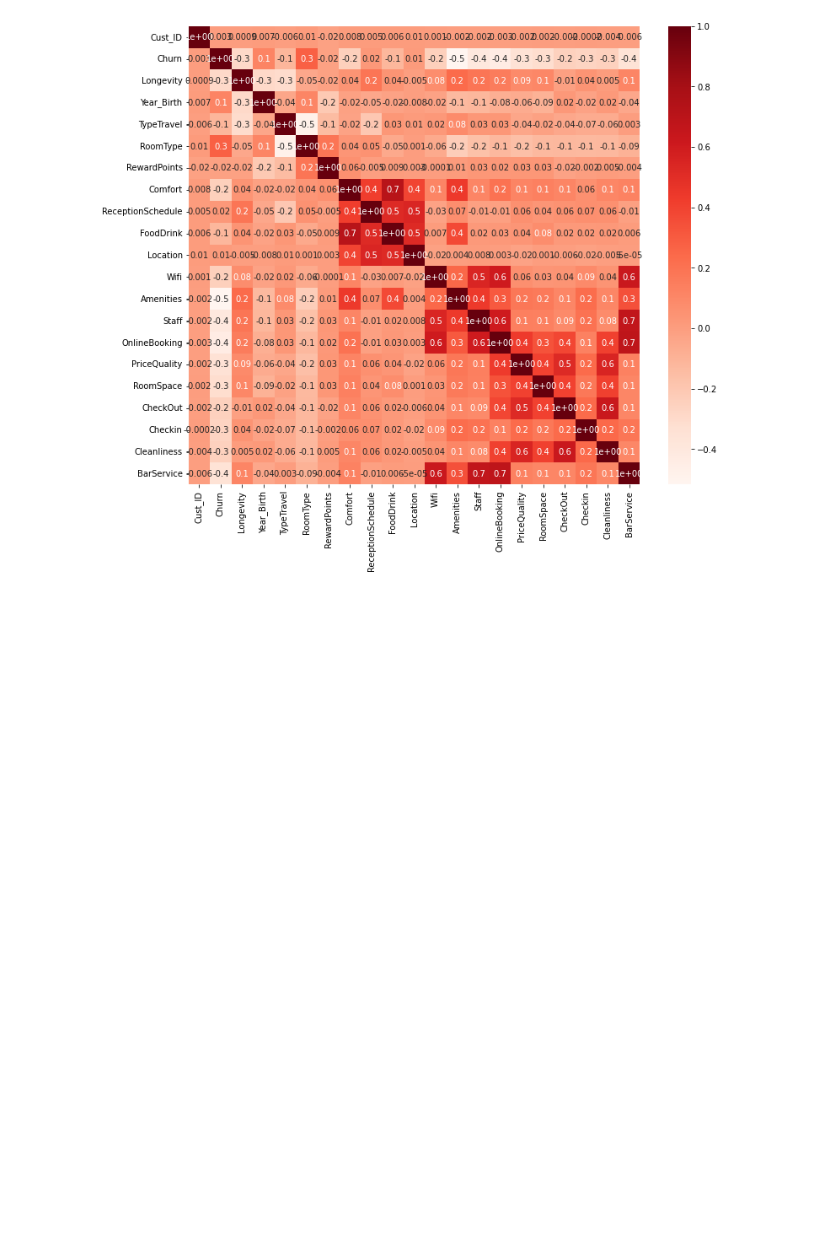
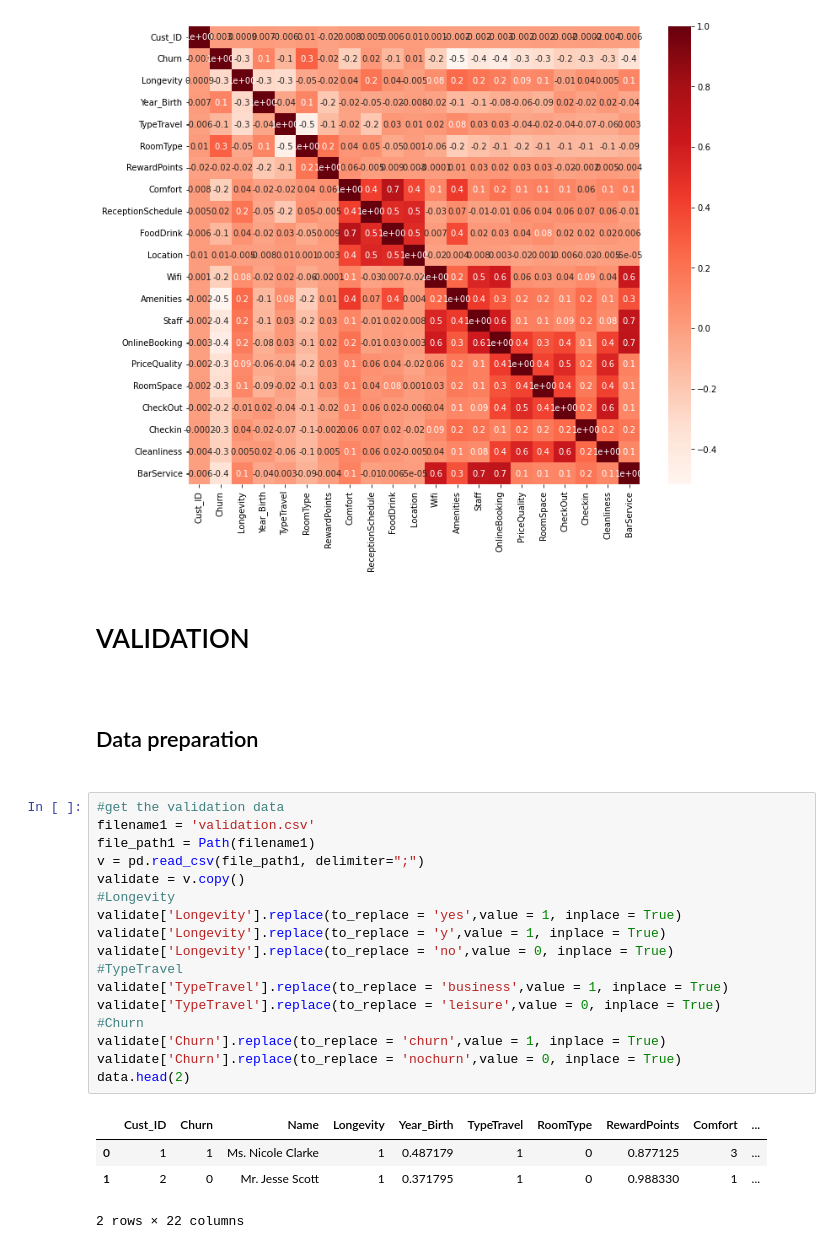
Before and after one commit to Leon209/Project_1-Supervised-Model, a Jupyter notebook: Project 1.ipynb, the cells around one changed output. Drawn from its saved outputs; the diff is of its cells as text; blank space fills up the shorter version.

Commit message:
validation data prep

```diff
--- a/Project 1.ipynb
+++ b/Project 1.ipynb
@@ -326,3 +326,29 @@ def cor_heatmap(cor):
 cor_heatmap(cor_pearson)
 # %% [output]
 [figure]
+# %% [markdown]
+<h1>VALIDATION<h1>
+# %% [markdown]
+<h2>Data preparation<h2>
+# %%
+#get the validation data
+filename1 = 'validation.csv'
+file_path1 = Path(filename1)
+v = pd.read_csv(file_path1, delimiter=";")
+validate = v.copy()
+#Longevity
+validate['Longevity'].replace(to_replace = 'yes',value = 1, inplace = True)
+validate['Longevity'].replace(to_replace = 'y',value = 1, inplace = True)
+validate['Longevity'].replace(to_replace = 'no',value = 0, inplace = True)
+#TypeTravel
+validate['TypeTravel'].replace(to_replace = 'business',value = 1, inplace = True)
+validate['TypeTravel'].replace(to_replace = 'leisure',value = 0, inplace = True)
+#Churn
+validate['Churn'].replace(to_replace = 'churn',value = 1, inplace = True)
+validate['Churn'].replace(to_replace = 'nochurn',value = 0, inplace = True)
+data.head(2)
+# %% [output]
+|  | Cust_ID | Churn | Name | Longevity | Year_Birth | TypeTravel | RoomType | RewardPoints | Comfort | ... |
+| 0 | 1 | 1 | Ms. Nicole Clarke | 1 | 0.487179 | 1 | 0 | 0.877125 | 3 | ... |
+| 1 | 2 | 0 | Mr. Jesse Scott | 1 | 0.371795 | 1 | 0 | 0.988330 | 1 | ... |
+2 rows × 22 columns
```
